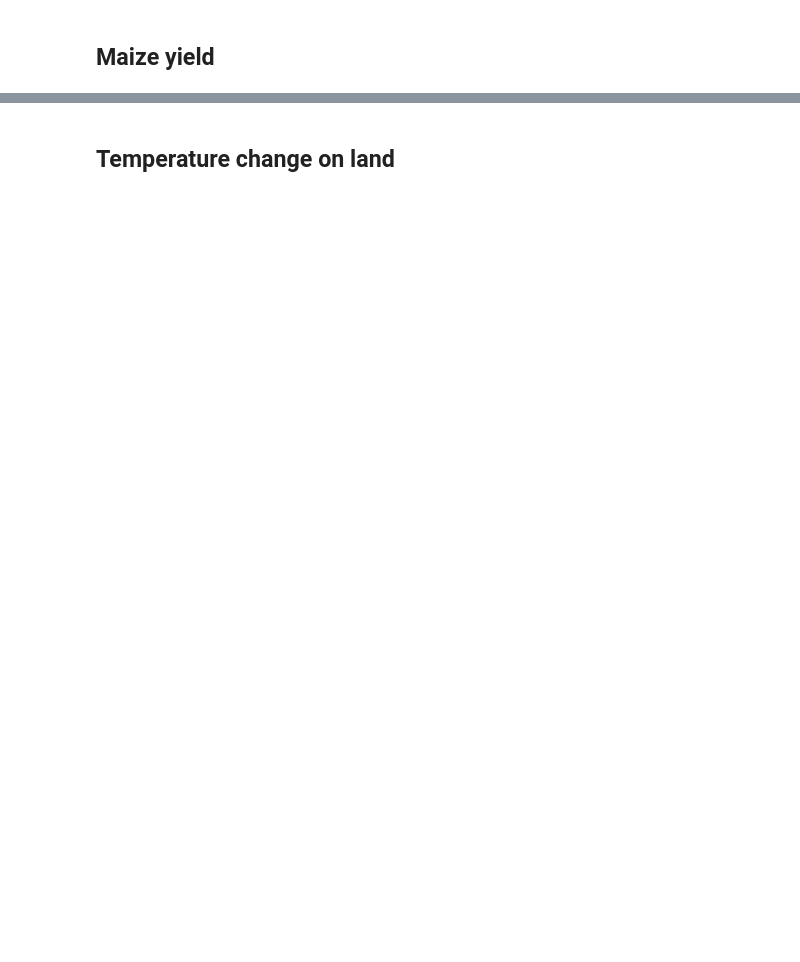
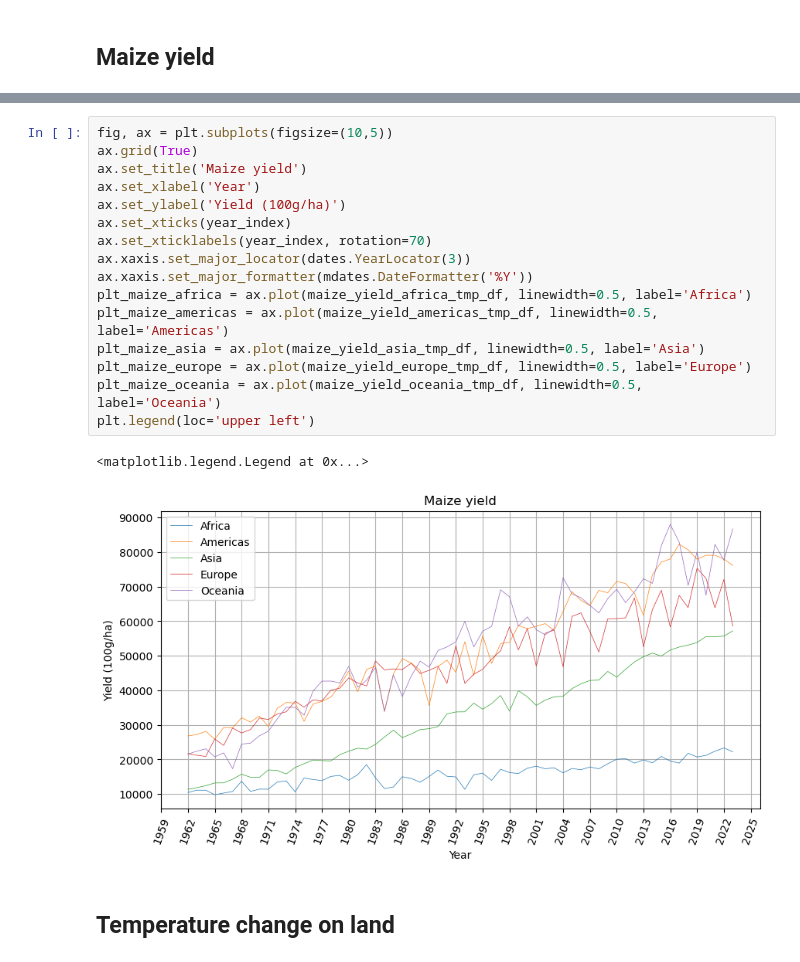
Before and after one commit to luigiselmi/climate, a Jupyter notebook: iia/fao/faostat_world_regions.ipynb, the cells around one changed output, grey strips where cells are left out. Saved outputs shown, nothing was run; the diff lists cells and outputs as text; blank space fills up the shorter version.

```diff
--- a/iia/fao/faostat_world_regions.ipynb
+++ b/iia/fao/faostat_world_regions.ipynb
@@ -54,3 +112,22 @@ maize_world_regions_tmp_df.head(3)
+# %%
+fig, ax = plt.subplots(figsize=(10,5))
+ax.grid(True)
+ax.set_title('Maize yield')
+ax.set_xlabel('Year')
+ax.set_ylabel('Yield (100g/ha)')
+ax.set_xticks(year_index)
+ax.set_xticklabels(year_index, rotation=70)
+ax.xaxis.set_major_locator(dates.YearLocator(3))
+ax.xaxis.set_major_formatter(mdates.DateFormatter('%Y'))
+plt_maize_africa = ax.plot(maize_yield_africa_tmp_df, linewidth=0.5, label='Africa')
+plt_maize_americas = ax.plot(maize_yield_americas_tmp_df, linewidth=0.5, label='Americas')
+plt_maize_asia = ax.plot(maize_yield_asia_tmp_df, linewidth=0.5, label='Asia')
+plt_maize_europe = ax.plot(maize_yield_europe_tmp_df, linewidth=0.5, label='Europe')
+plt_maize_oceania = ax.plot(maize_yield_oceania_tmp_df, linewidth=0.5, label='Oceania')
+plt.legend(loc='upper left')
+# %% [output]
+<matplotlib.legend.Legend at 0x...>
+[figure, added]
 # %% [markdown]
 ## Temperature change on land
 # %%
```
Also changed, not shown: parts of 17 cells of this notebook.
